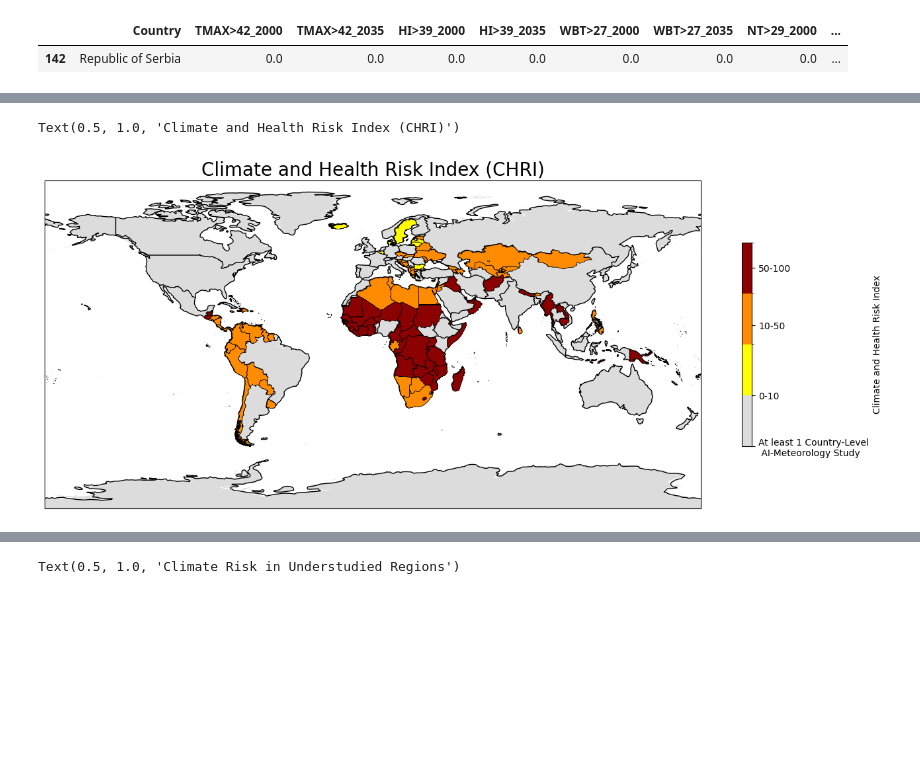
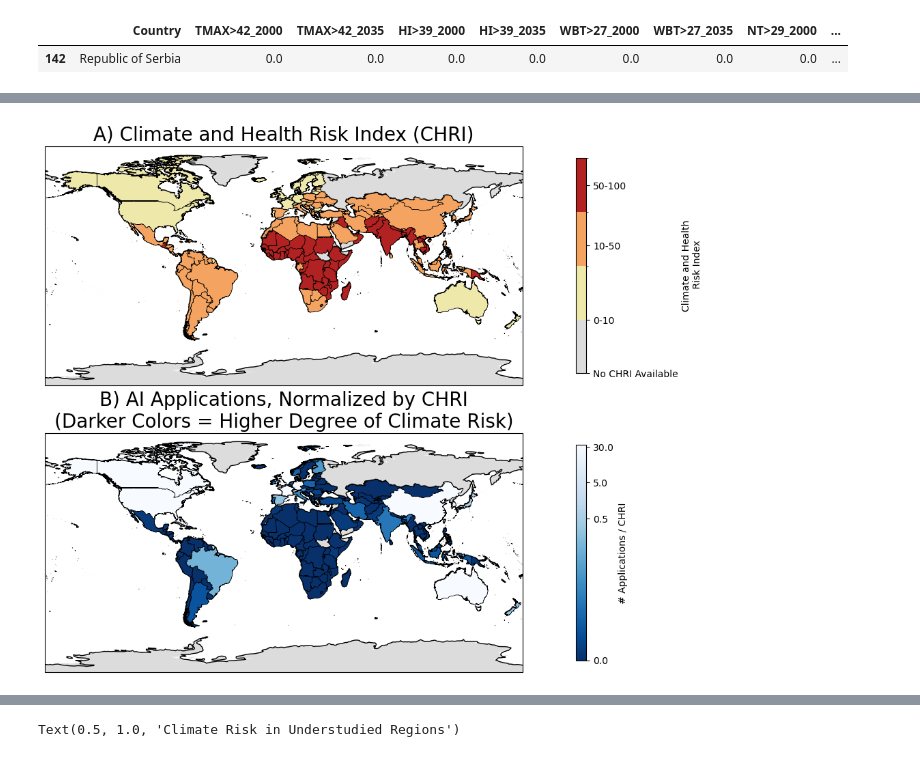
Before and after one commit to erickson-wx/BAMS-AI---2026, a Jupyter notebook: Fig4.ipynb, the cells around one changed output, grey strips where cells are left out. Drawn from its saved outputs; the diff is of its cells as text; code cells hidden in the pictures; blank space fills up the shorter version.

```diff
--- a/Fig4.ipynb
+++ b/Fig4.ipynb
@@ -89,21 +97,18 @@ chri_dict = dict(zip(full_df['Country Name'],full_df['CHRI-Values']))
 # %%
-# Plot the actual version of Figure 4
-# Map of countries with no studies + climate risk
-fig = plt.figure(figsize=(16,8))
+# Plot Figure 4
+fig = plt.figure(figsize=(20,10))
 
-# Heatmap of AI studies in meteorology
-ax = fig.add_subplot(1,1,1,projection=ccrs.PlateCarree())
+# Panel A: Heatmap of global climate risk per CHRI
+ax = fig.add_subplot(2,1,1,projection=ccrs.PlateCarree())
 
 ax.add_feature(cfeature.COASTLINE)
 ax.add_feature(cfeature.BORDERS)
 
-# Createt the custom clormap
-color_list = ['gainsboro','yellow','darkorange','darkred']
-#cmap = mpl.colors.LinearSegmentedColormap.from_list(
-#    'endangered',color_list)
+# Create the custom clormap
+color_list = ['gainsboro','palegoldenrod','sandybrown','firebrick']
 cmap = mpl.colors.ListedColormap(color_list,'endangered')
 
-labels = ['At least 1 Country-Level\n AI-Meteorology Study',
+labels = ['No CHRI Available',
             '0-10','10-50','50-100']
 boundaries = np.arange(len(labels) + 1)
 tick_positions = np.array([-5,0,25,75])
@@ -126,7 +131,6 @@ for country,risk_level in chri_dict.items():
 
     # Handle France with special white gloves
     if country == 'France': # Need to subset to remove French Guyana
-        #print('Subsetting for mainland France')
         france = df_shp[df_shp['ADMIN'] == 'France']
         france_exp = france.explode(index_parts=False)
         mainland_france = france_exp.iloc[1] # Second index is mainland France
@@ -134,21 +138,60 @@ for country,risk_level in chri_dict.items():
         mapped = ax.add_geometries(mainland_france['geometry'], crs=ccrs.PlateCarree(), facecolor=base_color, cmap=cmap,
                                    edgecolor='none',zorder=1)
 
-    # Hatch/color the countries accordingly
-    if (full_df[full_df['Country Name'] == country]['# Studies'] > 0).iloc[0]:
-        pass
-    else:
-        mapped = ax.add_geometries(poly,crs=ccrs.PlateCarree(),facecolor=poly_c,cmap=cmap,norm=norm,edgecolor='black',linewidth=0.5)
-    ##
+    mapped = ax.add_geometries(poly,crs=ccrs.PlateCarree(),facecolor=poly_c,cmap=cmap,norm=norm,edgecolor='black',linewidth=0.5)
+##
 
     centroid = poly.centroid
 
 # Legend for hatching
 cb = fig.colorbar(mpl.cm.ScalarMappable(cmap=cmap,norm=norm),ax=ax,
-                  shrink=0.5)
-cb.set_label('Climate and Health Risk Index')
+                  shrink=0.9)
+cb.set_label('Climate and Health\n Risk Index')
 cb.ax.set_yticks(tick_positions)
 cb.ax.set_yticklabels(labels)
 
-ax.set_title('Climate and Health Risk Index (CHRI)',fontsize=20)
+ax.set_title('A) Climate and Health Risk Index (CHRI)',fontsize=20)
+
+# Panel B: Heatmap of # studies, normalized by CHRI
+ax = fig.add_subplot(2,1,2,projection=ccrs.PlateCarree())
+
+ax.add_feature(cfeature.COASTLINE)
+ax.add_feature(cfeature.BORDERS)
+
+cmap=mpl.colormaps.get_cmap('Blues_r')
+base_color='gainsboro'
+
+norm = PowerNorm(gamma=0.1,vmin=0,vmax=33) # Power normalization based on # studies / CHRI
+
+# Initially color all countries gray
+for index,country in df_shp.iterrows():
+    poly = df_shp.loc[df_shp['ADMIN'] == df_shp['ADMIN']]['geometry'].values[index]
+    mapped = ax.add_geometries(poly, crs=ccrs.PlateCarree(), facecolor=base_color,
+                               edgecolor='none', zorder=1)
+
+# Draw heatmap
+for country,risk_level in per_chri_dict.items():
+    poly = df_shp.loc[df_shp['ADMIN'] == country]['geometry'].values[0]
+
+    poly_c = cmap(risk_level) # This line controls the shading of countries; apparently needed to divide by max of normalization to get this right
+
+    # Handle France with special white gloves
+    if country == 'France': # Need to subset to remove French Guyana
+        france = df_shp[df_shp['ADMIN'] == 'France']
+        france_exp = france.explode(index_parts=False)
+        mainland_france = france_exp.iloc[1] # Second index is mainland France
+
+        mapped = ax.add_geometries(mainland_france['geometry'], crs=ccrs.PlateCarree(), facecolor=poly_c, cmap=cmap, norm=norm,
+                                   edgecolor='none', zorder=1)
+
+    else:
+        mapped = ax.add_geometries(poly, crs=ccrs.PlateCarree(), facecolor=poly_c, cmap=cmap, norm=norm,
+                                   edgecolor='black', linewidth=0.5)
+
+# Legend for hatching
+cb = fig.colorbar(mapped,ax=ax,shrink=0.9)
+cb.set_label('# Applications / CHRI')
+cb.ax.set_yticks([0.0,0.5,5,30])
+
+ax.set_title('B) AI Applications, Normalized by CHRI\n(Darker Colors = Higher Degree of Climate Risk)',fontsize=20)
 # %% [output]
@@ -161,3 +199,2 @@ Sweden
-Text(0.5, 1.0, 'Climate and Health Risk Index (CHRI)')
-[figure, old version]
+[figure, new version]
 # %%
```
Also changed, not shown: parts of 6 cells of this notebook, 2 other files.
